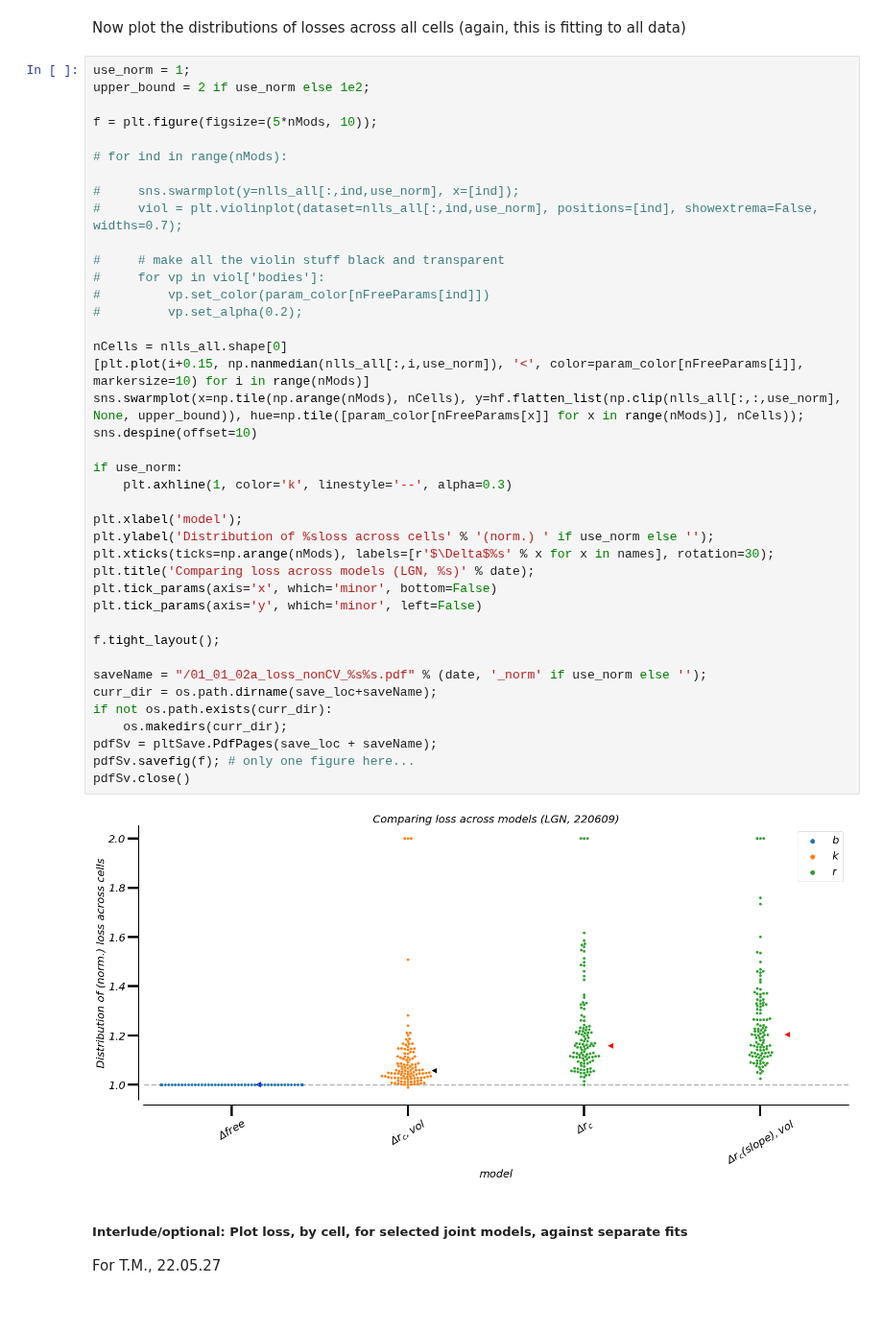
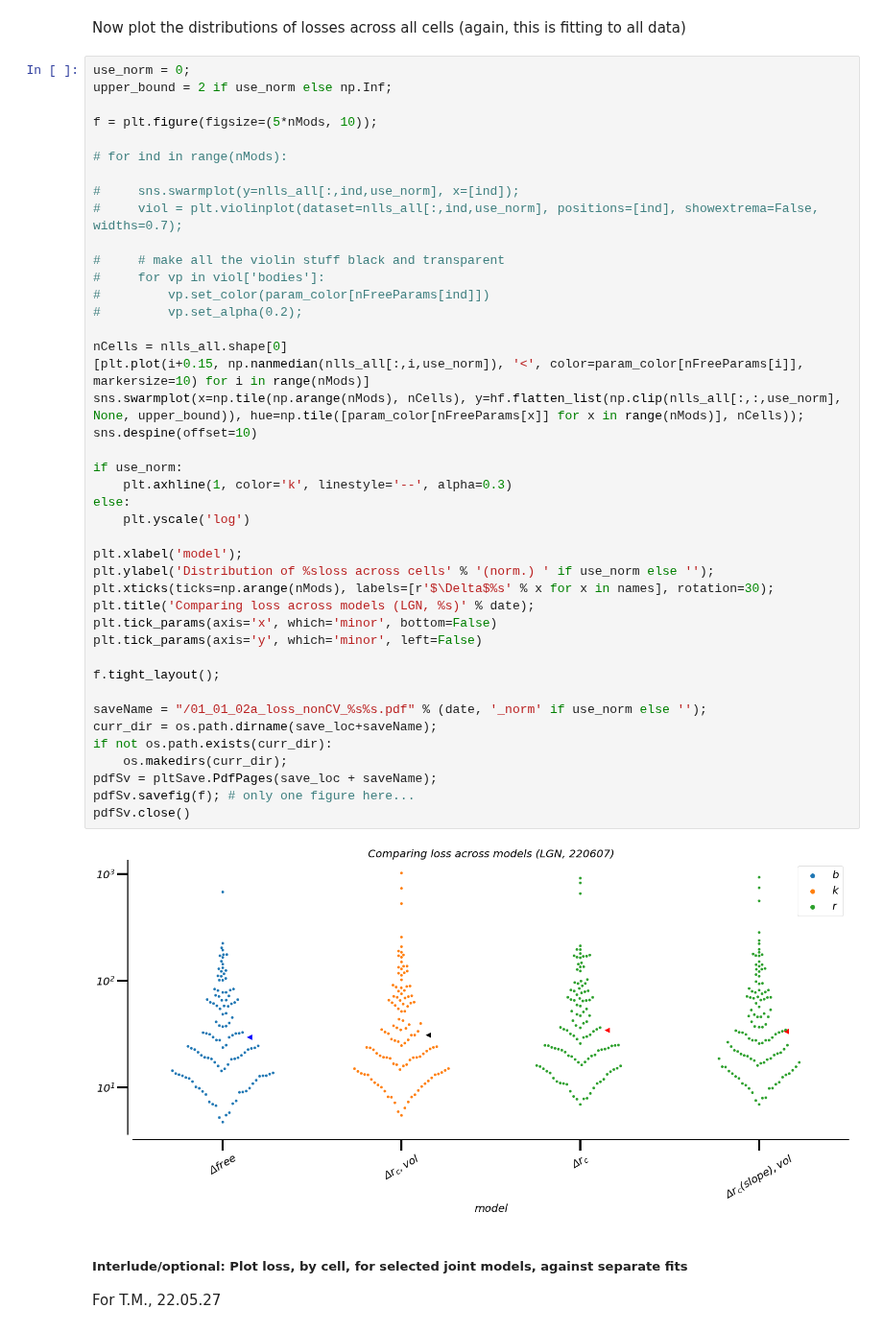
Before and after one commit to paul-levy/SF-diversity, a Jupyter notebook: 01_sfTuning_contrast.ipynb, the cells around one changed output. Shown at 96% size. Drawn from its saved outputs; the diff is of its cells as text.

```diff
--- a/01_sfTuning_contrast.ipynb
+++ b/01_sfTuning_contrast.ipynb
@@ -264,8 +298,8 @@ for expDir in expDirs:
 # %% [markdown]
 Now plot the distributions of losses across all cells (again, this is fitting to all data)
 # %%
-use_norm = 1;
-upper_bound = 2 if use_norm else 1e2;
+use_norm = 0;
+upper_bound = 2 if use_norm else np.Inf;
 
 f = plt.figure(figsize=(5*nMods, 10));
 
@@ -277,34 +311,36 @@ f = plt.figure(figsize=(5*nMods, 10));
 #     # make all the violin stuff black and transparent
 #     for vp in viol['bodies']:
 #         vp.set_color(param_color[nFreeParams[ind]])
 #         vp.set_alpha(0.2);
 
 nCells = nlls_all.shape[0]
 [plt.plot(i+0.15, np.nanmedian(nlls_all[:,i,use_norm]), '<', color=param_color[nFreeParams[i]], markersize=10) for i in range(nMods)]
 sns.swarmplot(x=np.tile(np.arange(nMods), nCells), y=hf.flatten_list(np.clip(nlls_all[:,:,use_norm], None, upper_bound)), hue=np.tile([param_color[nFreeParams[x]] for x in range(nMods)], nCells));
 sns.despine(offset=10)
 
 if use_norm:
     plt.axhline(1, color='k', linestyle='--', alpha=0.3)
+else:
+    plt.yscale('log')
 
 plt.xlabel('model');
 plt.ylabel('Distribution of %sloss across cells' % '(norm.) ' if use_norm else '');
 plt.xticks(ticks=np.arange(nMods), labels=[r'$\Delta$%s' % x for x in names], rotation=30);
 plt.title('Comparing loss across models (LGN, %s)' % date);
 plt.tick_params(axis='x', which='minor', bottom=False)
 plt.tick_params(axis='y', which='minor', left=False)
 
 f.tight_layout();
 
 saveName = "/01_01_02a_loss_nonCV_%s%s.pdf" % (date, '_norm' if use_norm else '');
 curr_dir = os.path.dirname(save_loc+saveName);
 if not os.path.exists(curr_dir):
     os.makedirs(curr_dir);
 pdfSv = pltSave.PdfPages(save_loc + saveName);
 pdfSv.savefig(f); # only one figure here...
 pdfSv.close()
 # %% [output]
-[figure, old version]
+[figure, new version]
 # %% [markdown]
 ##### Interlude/optional: Plot loss, by cell, for selected joint models, against separate fits
 
```
Also changed, not shown: parts of 3 cells of this notebook.
